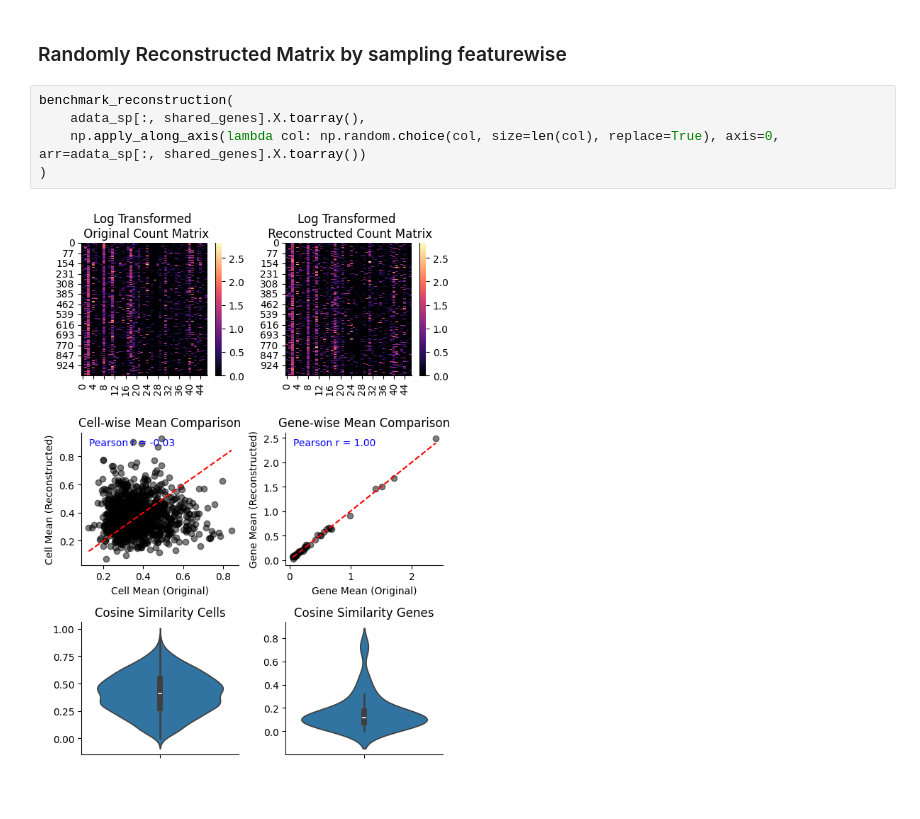
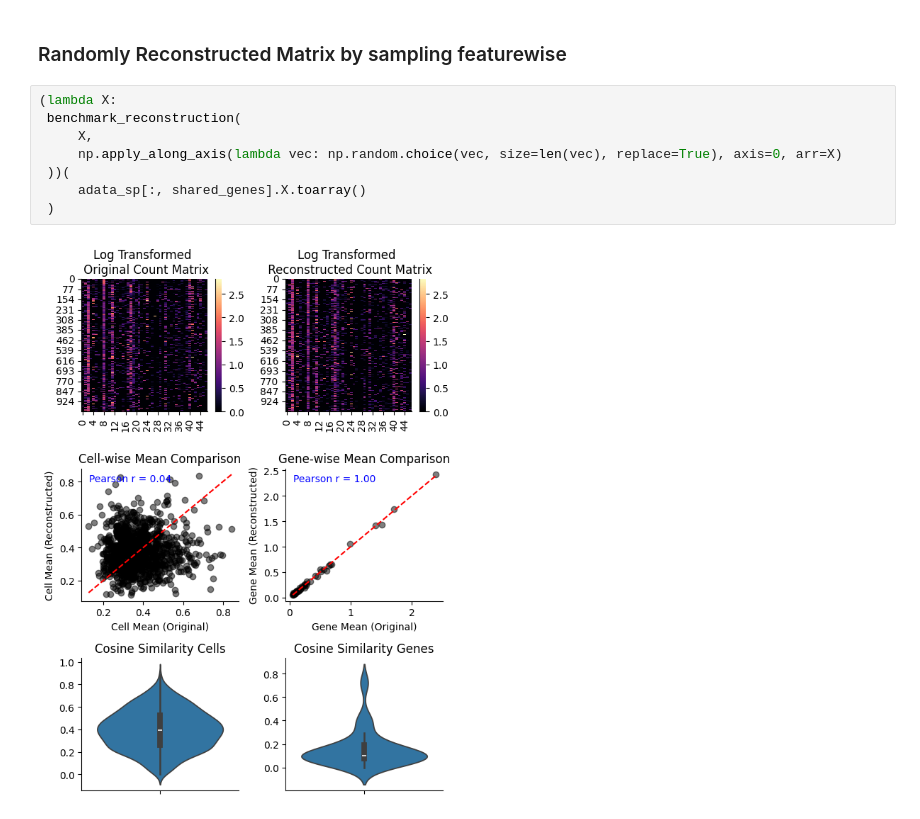
Before and after one commit to egerc/spatial_transcript_inference, a Jupyter notebook: benchmarking_nmf.ipynb, the cells around one changed output. Cells and saved outputs as stored; diff of their text form.

```diff
--- a/benchmarking_nmf.ipynb
+++ b/benchmarking_nmf.ipynb
@@ -202,9 +225,12 @@ n_components=3
 # %% [markdown]
 ### Randomly Reconstructed Matrix by sampling featurewise
 # %%
-benchmark_reconstruction(
-    adata_sp[:, shared_genes].X.toarray(),
-    np.apply_along_axis(lambda col: np.random.choice(col, size=len(col), replace=True), axis=0, arr=adata_sp[:, shared_genes].X.toarray())
-)
+(lambda X:
+ benchmark_reconstruction(
+     X,
+     np.apply_along_axis(lambda vec: np.random.choice(vec, size=len(vec), replace=True), axis=0, arr=X)
+ ))(
+     adata_sp[:, shared_genes].X.toarray()
+ )
 # %% [output]
-[figure, old version]
+[figure, new version]
```
Also changed, not shown: parts of 8 cells of this notebook.
